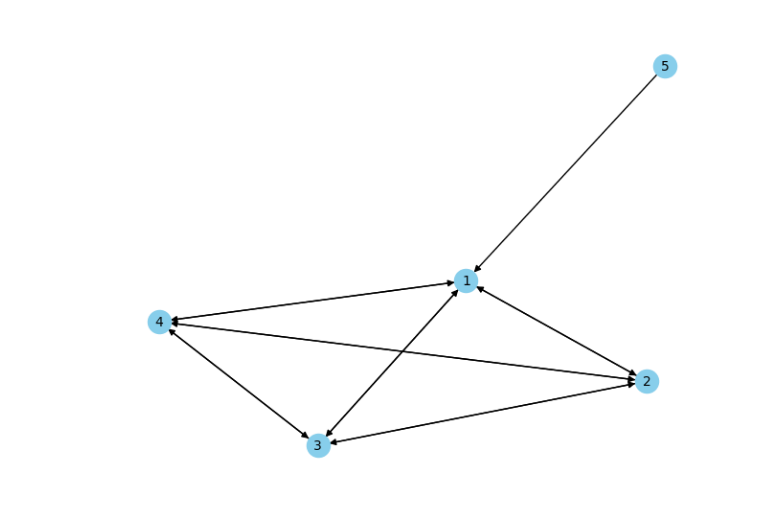
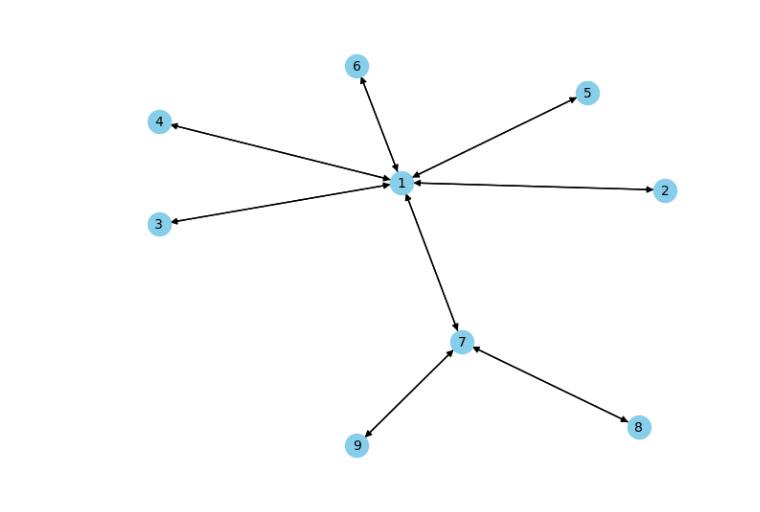
Before and after one commit to viniciusmioto/social_networks_analysis, a Jupyter notebook: src/old/test.ipynb, the cells around one changed output. Cells and saved outputs as stored; diff of their text form; code cells hidden in the pictures.

```diff
--- a/src/old/test.ipynb
+++ b/src/old/test.ipynb
@@ -12,7 +12,7 @@ sys.path.insert(0, src_path)
 # Now you can import your module
 import scripts.graph_utils as gru
 # %%
-graph = gru.read_directed_graph_from_edge_list('../../data/tests/tetra.edges')
+graph = gru.read_directed_graph_from_edge_list('../../data/tests/no-anchor.edges')
 gru.draw_graph(graph)
 # %% [output]
-[figure, old version]
+[figure, new version]
```
Also changed, not shown: parts of 5 cells of this notebook, 4 other files.
